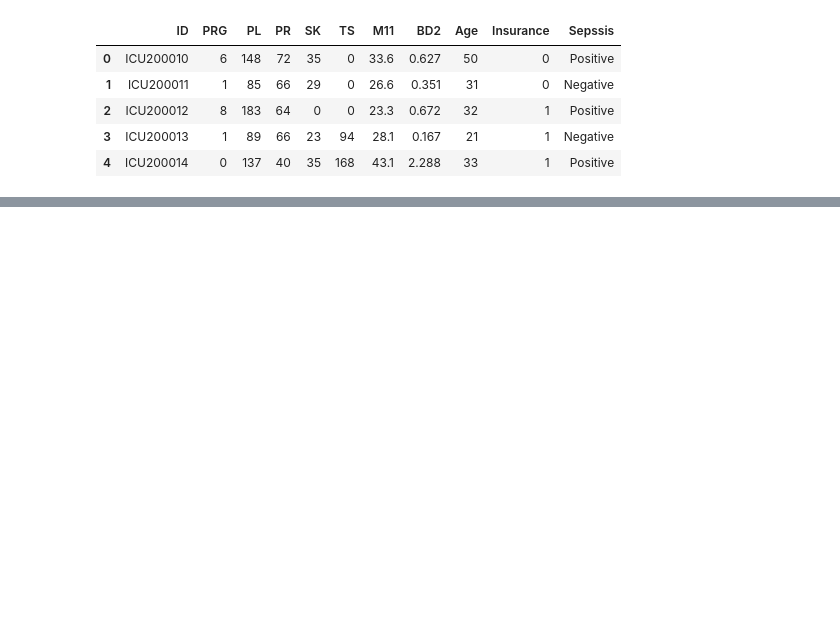
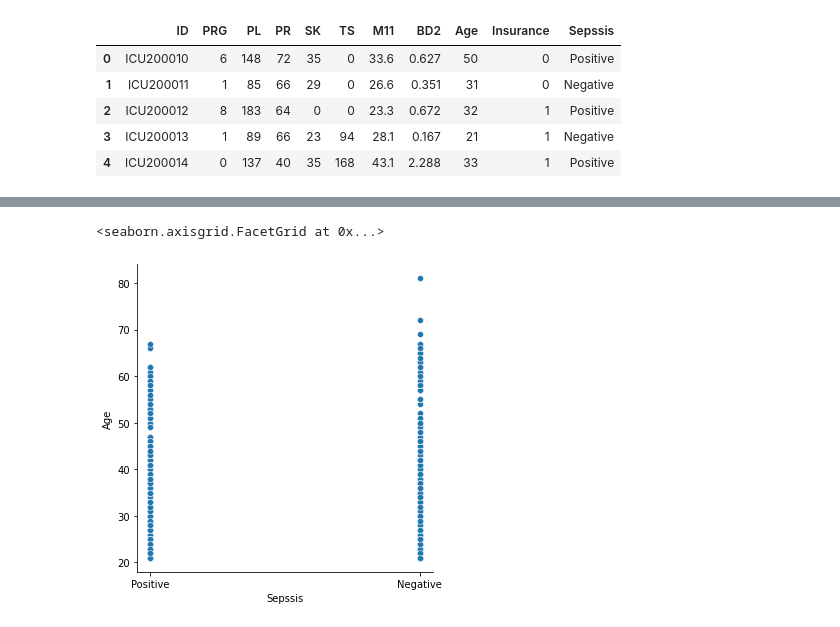
Before and after one commit to mixmav/machine-learning-A1-RMIT, a Jupyter notebook: solution/s3783375.ipynb, the cells around one changed output, grey strips where cells are left out. Saved outputs shown, nothing was run; the diff lists cells and outputs as text; code cells hidden in the pictures; blank space fills up the shorter version.

```diff
--- a/solution/s3783375.ipynb
+++ b/solution/s3783375.ipynb
@@ -41,0 +114,5 @@ VBox(children=(Tab(children=(Tab(children=(GridBox(children=(VBox(children=(Grid
+# %%
+sns.relplot(x='Sepssis', y='Age', data=patients)
+# %% [output]
+<seaborn.axisgrid.FacetGrid at 0x...>
+[figure, added]
```
Also changed, not shown: parts of 19 cells of this notebook, 1 other file.
